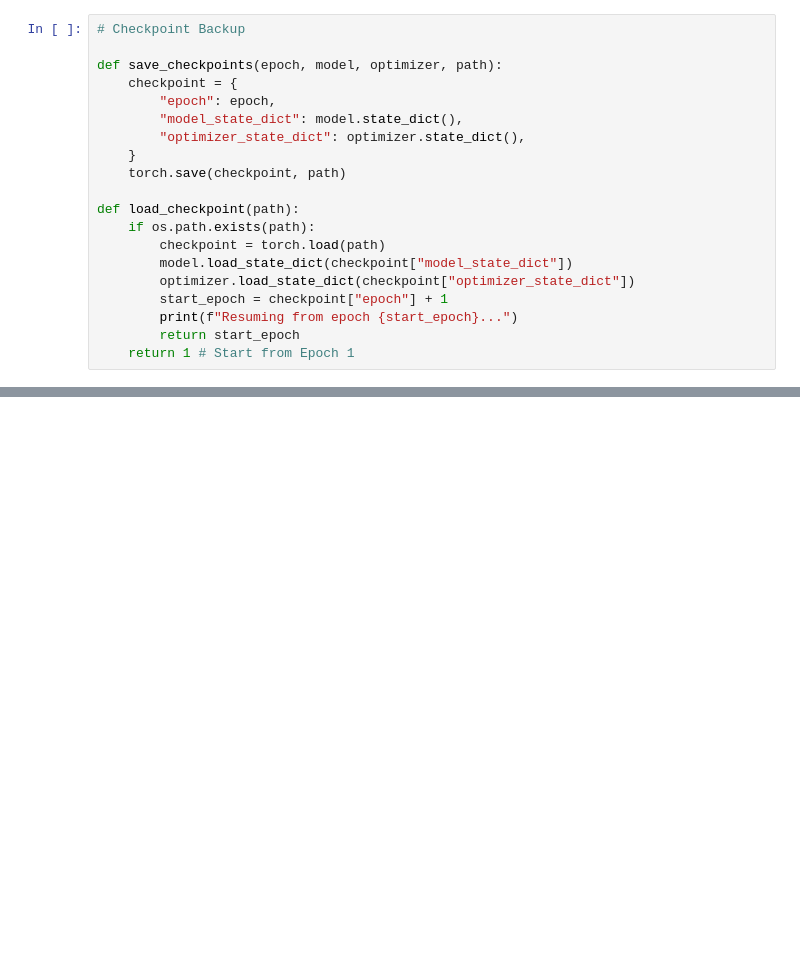
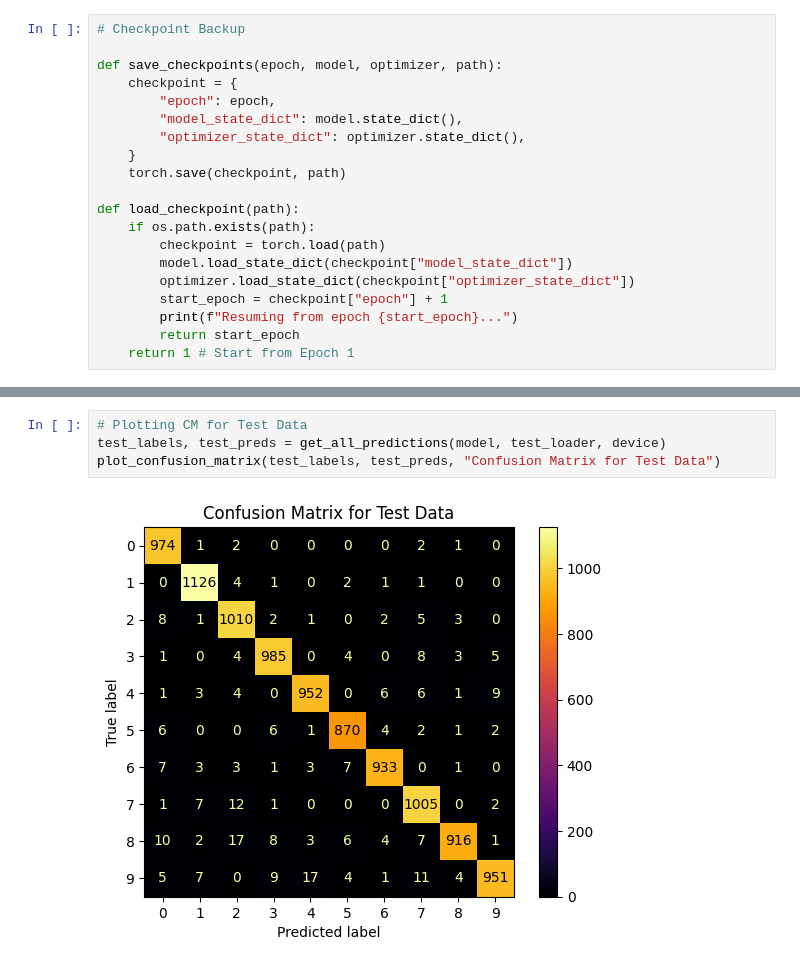
Before and after one commit to Tejax-v2/CV-Model-Architectures, a Jupyter notebook: MLP/multilayerperceptron.ipynb, the cells around one changed output, grey strips where cells are left out. Drawn from its saved outputs; the diff is of its cells as text; blank space fills up the shorter version.

```diff
--- a/MLP/multilayerperceptron.ipynb
+++ b/MLP/multilayerperceptron.ipynb
@@ -172,0 +255,6 @@ KeyboardInterrupt:
+# %%
+# Plotting CM for Test Data
+test_labels, test_preds = get_all_predictions(model, test_loader, device)
+plot_confusion_matrix(test_labels, test_preds, "Confusion Matrix for Test Data")
+# %% [output]
+[figure, added]
```
Also changed, not shown: parts of 11 cells of this notebook, 1 other file.
